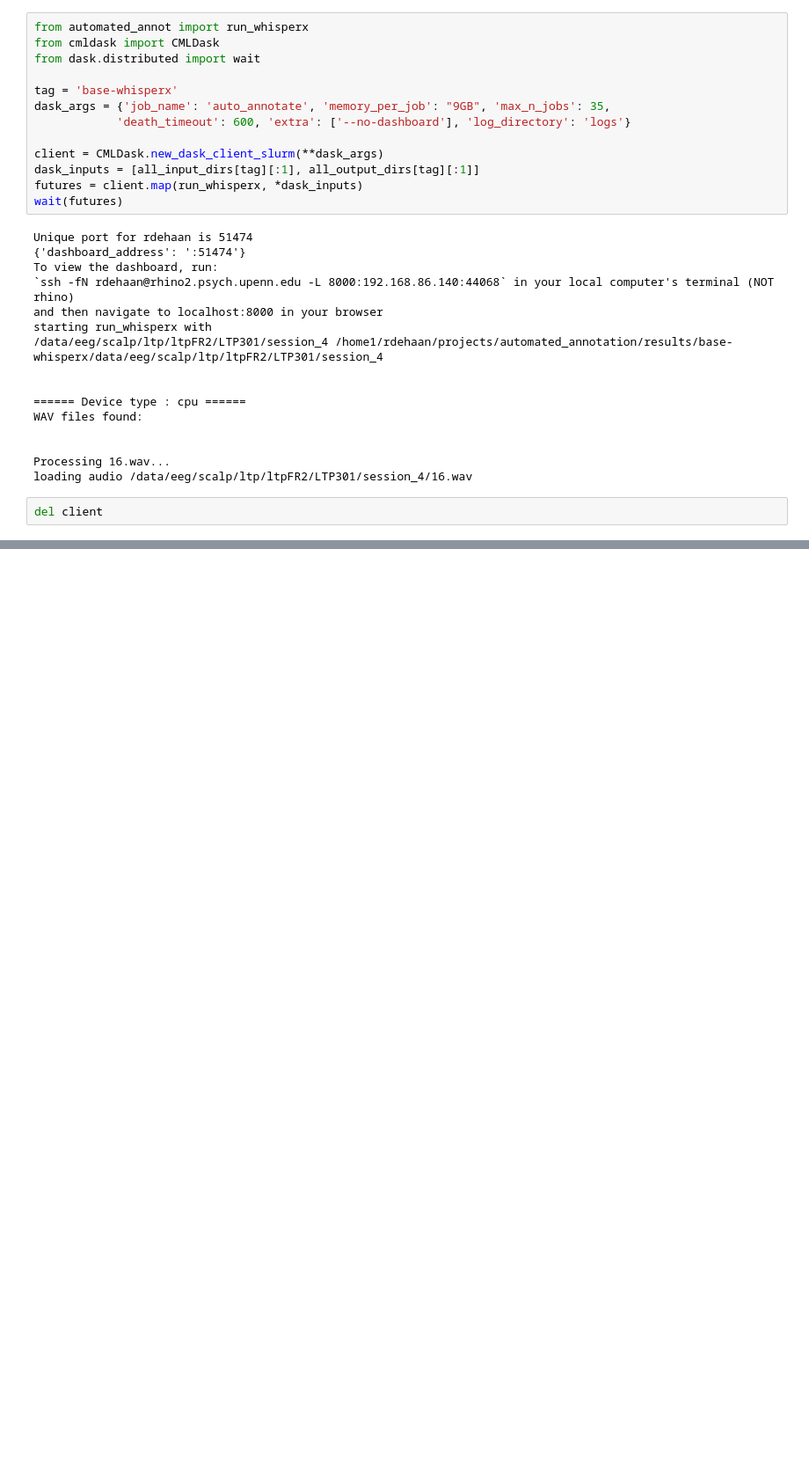
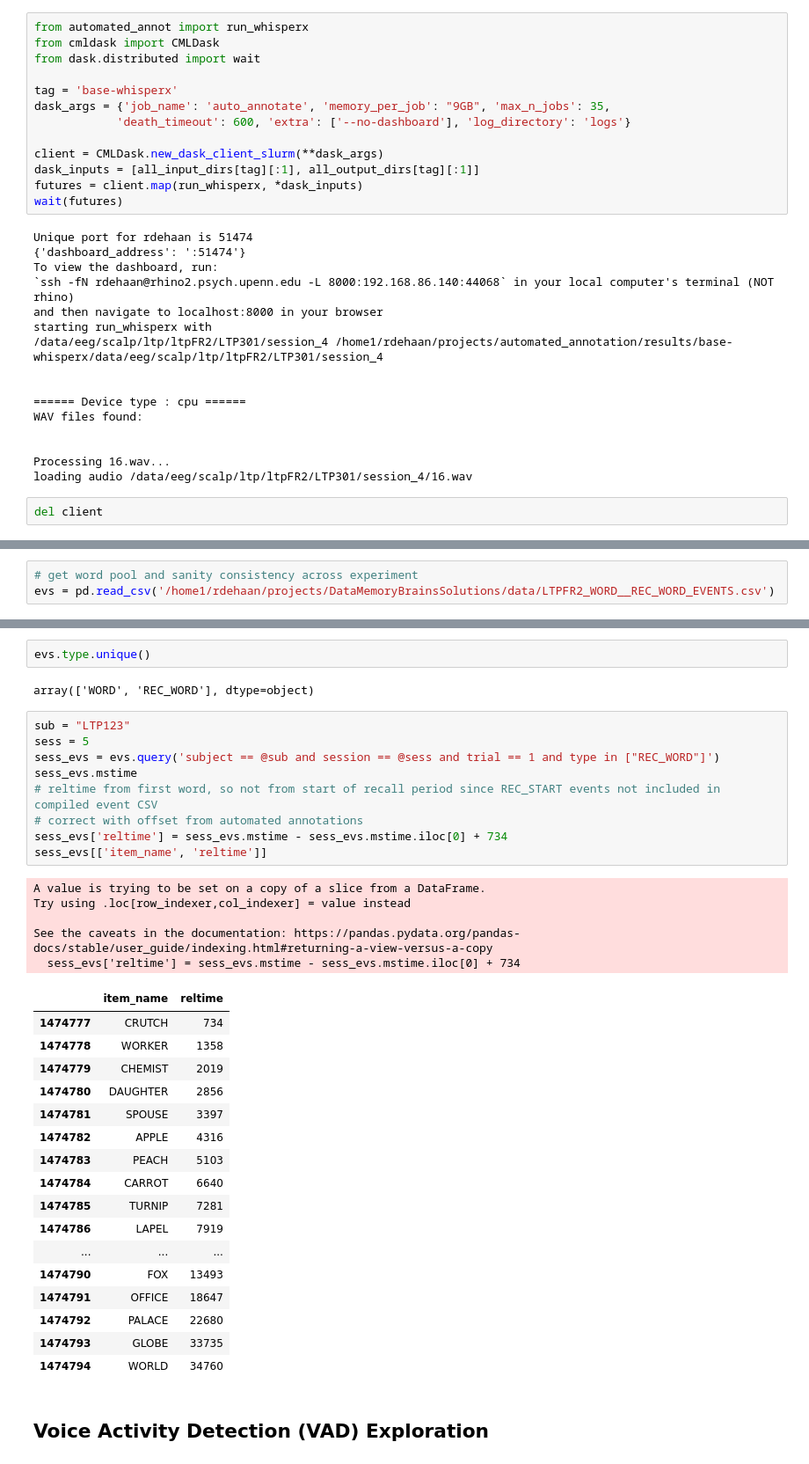
Before and after one commit to pennmem/automated_annotation, a Jupyter notebook: run_automated_annotations.ipynb, the cells around one changed output, grey strips where cells are left out. Shown at 88% size. Drawn from its saved outputs; the diff is of its cells as text; blank space fills up the shorter version.

```diff
--- a/run_automated_annotations.ipynb
+++ b/run_automated_annotations.ipynb
@@ -414,0 +416,3 @@ Split: test
+# %%
+# get word pool and sanity consistency across experiment
+evs = pd.read_csv('/home1/rdehaan/projects/DataMemoryBrainsSolutions/data/LTPFR2_WORD__REC_WORD_EVENTS.csv')
@@ -414,0 +430,38 @@ Split: test
+# %%
+evs.type.unique()
+# %% [output]
+array(['WORD', 'REC_WORD'], dtype=object)
+# %%
+sub = "LTP123"
+sess = 5
+sess_evs = evs.query('subject == @sub and session == @sess and trial == 1 and type in ["REC_WORD"]')
+sess_evs.mstime
+# reltime from first word, so not from start of recall period since REC_START events not included in compiled event CSV
+# correct with offset from automated annotations
+sess_evs['reltime'] = sess_evs.mstime - sess_evs.mstime.iloc[0] + 734
+sess_evs[['item_name', 'reltime']]
+# %% [output]
+A value is trying to be set on a copy of a slice from a DataFrame.
+Try using .loc[row_indexer,col_indexer] = value instead
+
+See the caveats in the documentation: https://pandas.pydata.org/pandas-docs/stable/user_guide/indexing.html#returning-a-view-versus-a-copy
+  sess_evs['reltime'] = sess_evs.mstime - sess_evs.mstime.iloc[0] + 734
+|  | item_name | reltime |
+| 1474777 | CRUTCH | 734 |
+| 1474778 | WORKER | 1358 |
+| 1474779 | CHEMIST | 2019 |
+| 1474780 | DAUGHTER | 2856 |
+| 1474781 | SPOUSE | 3397 |
+| 1474782 | APPLE | 4316 |
+| 1474783 | PEACH | 5103 |
+| 1474784 | CARROT | 6640 |
+| 1474785 | TURNIP | 7281 |
+| 1474786 | LAPEL | 7919 |
+| ... | ... | ... |
+| 1474790 | FOX | 13493 |
+| 1474791 | OFFICE | 18647 |
+| 1474792 | PALACE | 22680 |
+| 1474793 | GLOBE | 33735 |
+| 1474794 | WORLD | 34760 |
+# %% [markdown]
+## Voice Activity Detection (VAD) Exploration
```
Also changed, not shown: parts of 8 cells of this notebook, 3 other files.
